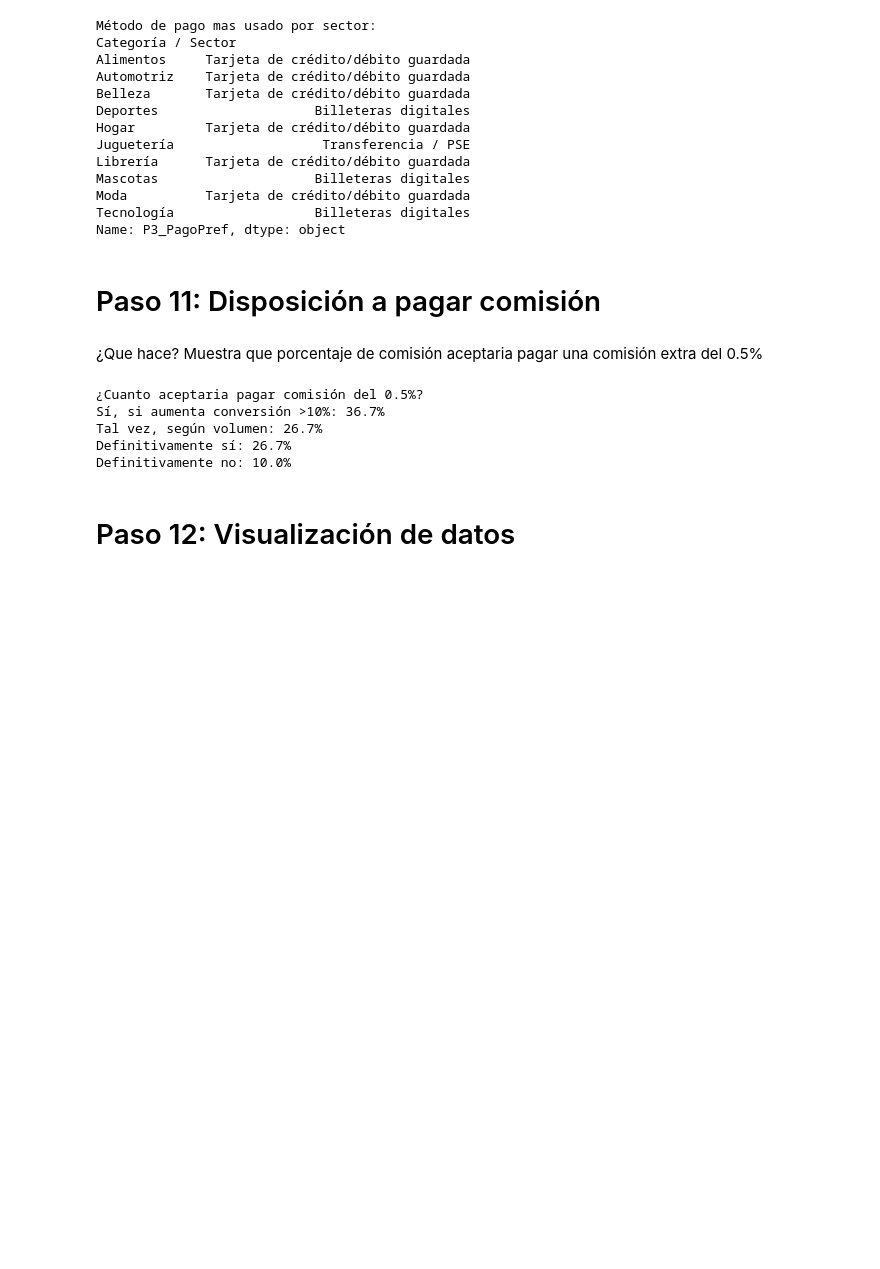
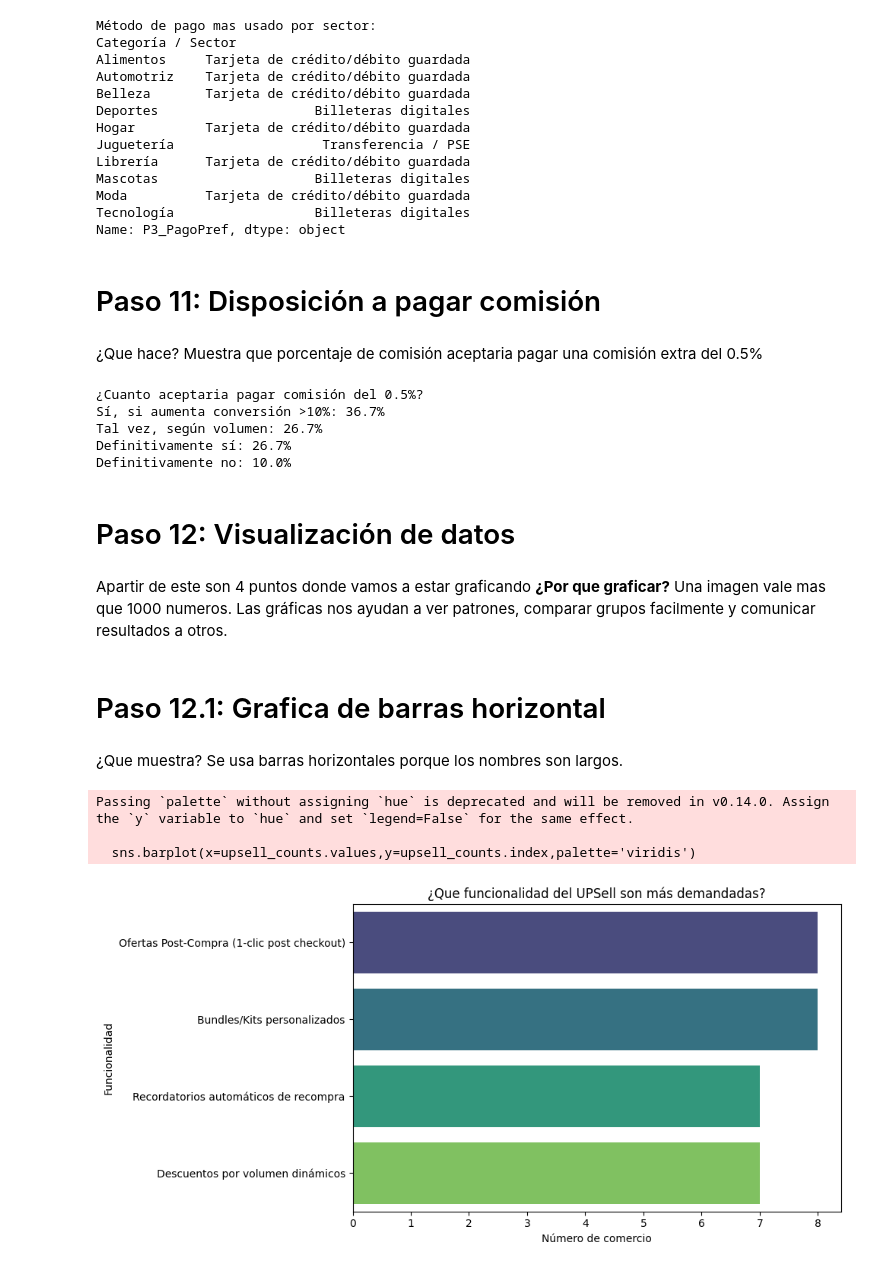
Before and after one commit to isaacpolo20molina-sys/Analisis_de_estadisticas, a Jupyter notebook: analisis_encuestas.ipynb, the cells around one changed output. Cells and saved outputs as stored; diff of their text form; code cells hidden in the pictures; blank space fills up the shorter version.

```diff
--- a/analisis_encuestas.ipynb
+++ b/analisis_encuestas.ipynb
@@ -293,3 +293,28 @@ Definitivamente sí: 26.7%
 Definitivamente no: 10.0%
 # %% [markdown]
 # Paso 12: Visualización de datos
+# %% [markdown]
+Apartir de este son 4 puntos donde vamos a estar graficando
+**¿Por que graficar?**
+Una imagen vale mas que 1000 numeros. Las gráficas nos ayudan a ver patrones, comparar grupos facilmente y comunicar resultados a otros.
+# %% [markdown]
+# Paso 12.1: Grafica de barras horizontal
+# %% [markdown]
+¿Que muestra? Se usa barras horizontales porque los nombres son largos.
+# %%
+plt.figure(figsize=(10,5))
+# Contar cuantos eligieron cada funcionalidad
+upsell_counts=df['P13_FuncionalidadUpsell'].value_counts()
+# Crear barras horizontales
+sns.barplot(x=upsell_counts.values,y=upsell_counts.index,palette='viridis')
+# Colocación de titulos para el diagrama
+plt.title('¿Que funcionalidad del UPSell son más demandadas?')
+plt.xlabel('Número de comercio')
+plt.ylabel('Funcionalidad')
+plt.tight_layout()
+plt.show()
+# %% [output]
+Passing `palette` without assigning `hue` is deprecated and will be removed in v0.14.0. Assign the `y` variable to `hue` and set `legend=False` for the same effect.
+
+  sns.barplot(x=upsell_counts.values,y=upsell_counts.index,palette='viridis')
+[figure, added]
```
